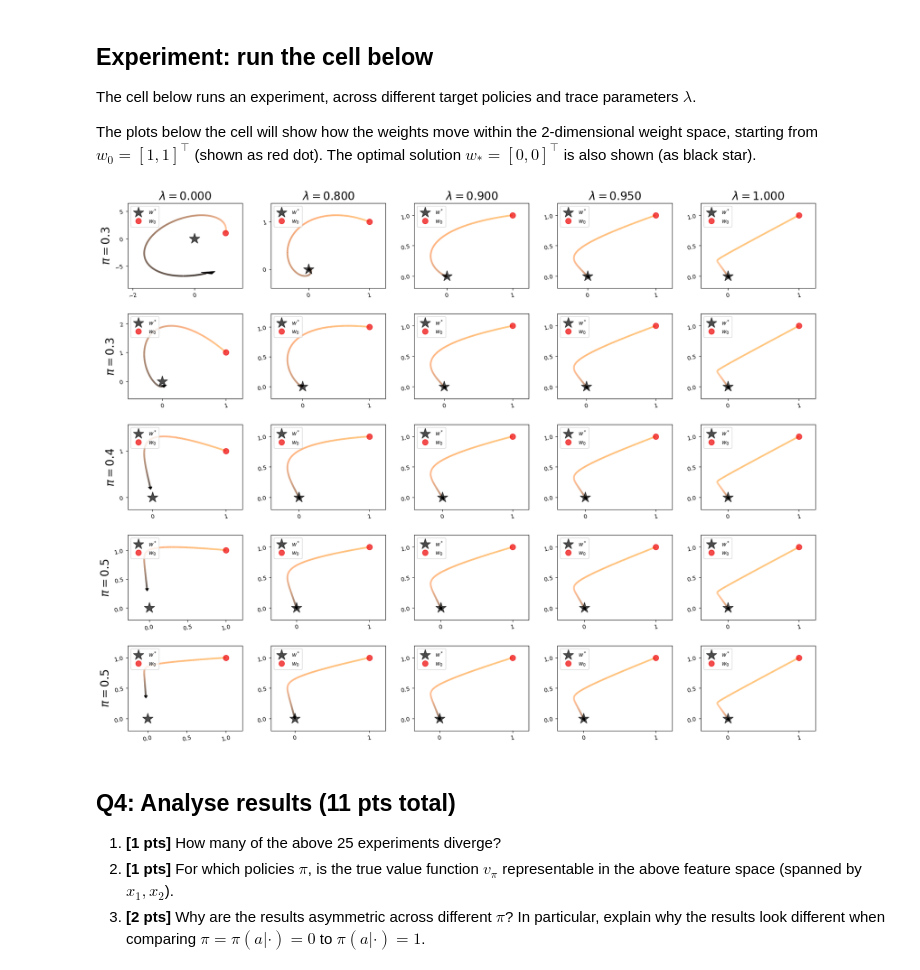
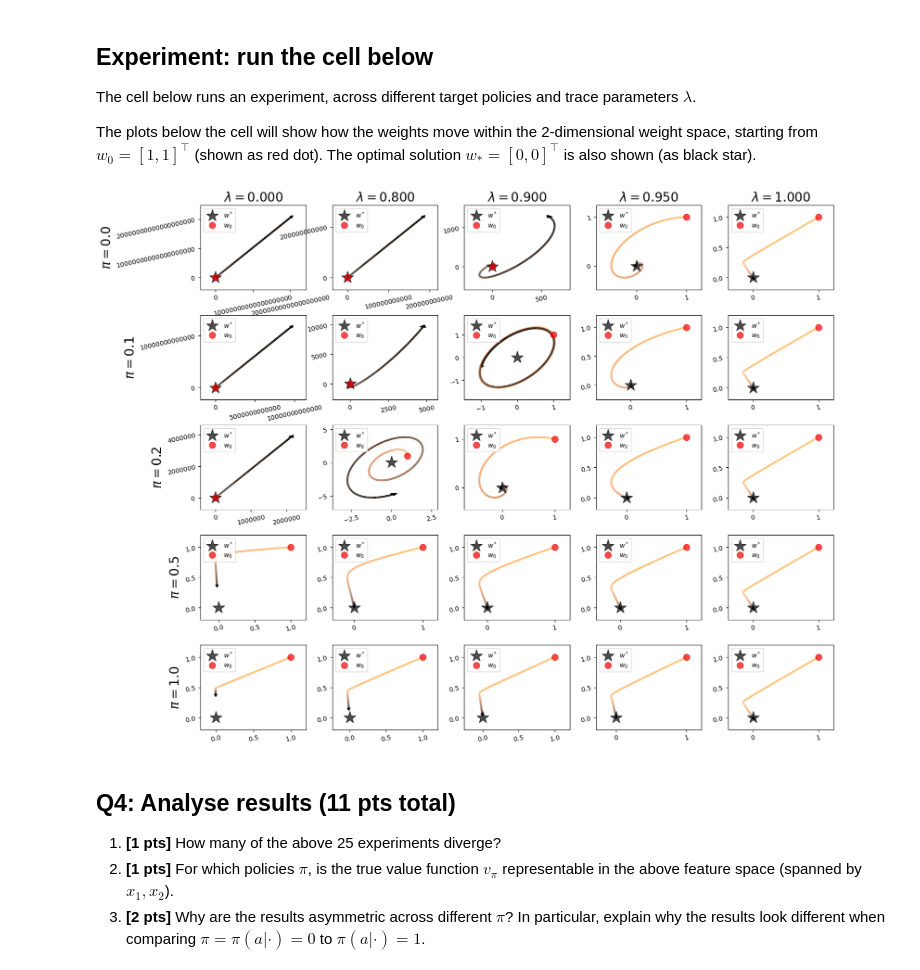
Before and after one commit to jjmoncus/ReinforcementLearning, a Jupyter notebook: UCL_RL_assignment_2026,_part_II.ipynb, the cells around one changed output. Saved outputs shown, nothing was run; the diff lists cells and outputs as text; code cells hidden in the pictures.

```diff
--- a/UCL_RL_assignment_2026,_part_II.ipynb
+++ b/UCL_RL_assignment_2026,_part_II.ipynb
@@ -447,11 +447,11 @@ def expected_update(w, pi, mu, trace_parameter, discount, lr = .1):
   expected_v_next = pi * v1 + (1 - pi) * v2
 
   # expected lambda-return
-  g_lambda = (discount * (1 - trace_parameter) * expected_v_next) / (1 - discount * trace_parameter)
+  exp_g_lambda = (discount * (1 - trace_parameter) * expected_v_next) / (1 - discount * trace_parameter)
 
   # weight updates for each state individually --- (lr * (target - current_value) * gradient)
-  update_s1 = lr * (g_lambda - v1) * x1
-  update_s2 = lr * (g_lambda - v2) * x2
+  update_s1 = lr * (exp_g_lambda - v1) * x1
+  update_s2 = lr * (exp_g_lambda - v2) * x2
 
   # expectation over state distribution of mu
   expected_weight_update = mu * update_s1 + (1 - mu) * update_s2
@@ -465,33 +465,35 @@ The plots below the cell will show how the weights move within the 2-dimensional
 # %%
 def generate_ws(w, pi, mu, l, g):
   """Apply the expected update 1000 times"""
   ws = [w]
   for _ in range(1000):
     w = w + expected_update(w, pi, mu, l, g, lr=.1)
     ws.append(w)
   return np.array(ws)
 
 mu = 0.5  # behaviour
 g = 0.99  # discount
 
 lambdas = np.array([0, 0.8, 0.9, 0.95, 1.])
+pis = np.array([0., 0.1, 0.2, 0.5, 1.])
 # lambdas = np.array([0.8, 0.85, 0.9, 0.95, 1.])
 # pis = np.array([0., 0.1, 0.2, 0.5, 1.])
-pis = np.array([0.3, 0.35, 0.4, 0.45, .5])
+# pis = np.array([0.3, 0.35, 0.4, 0.45, .5])
 
-fig = plt.figure(figsize=(22, 17))
+# (22, 17)
+fig = plt.figure(figsize=(18, 15))
 fig.subplots_adjust(wspace=0.25, hspace=0.3)
 
 for r, pi in enumerate(pis):
   for c, l in enumerate(lambdas):
     plt.subplot(len(pis), len(lambdas), r*len(lambdas) + c + 1)
     w = np.ones_like(x1)
     ws = generate_ws(w, pi, mu, l, g)
     title = '$\\lambda={:1.3f}$'.format(l) if r == 0 else None
     ylabel = '$\\pi={:1.1f}$'.format(pi) if c == 0 else None
     plotting_helper_function(ws[:, 0], ws[:, 1], title, ylabel)
 # %% [output]
-[figure, old version]
+[figure, new version]
 # %% [markdown]
 ## Q4: Analyse results (11 pts total)
 1. **[1 pts]** How many of the above 25 experiments diverge?
```
Also changed, not shown: parts of 4 cells of this notebook, 4 other files.
